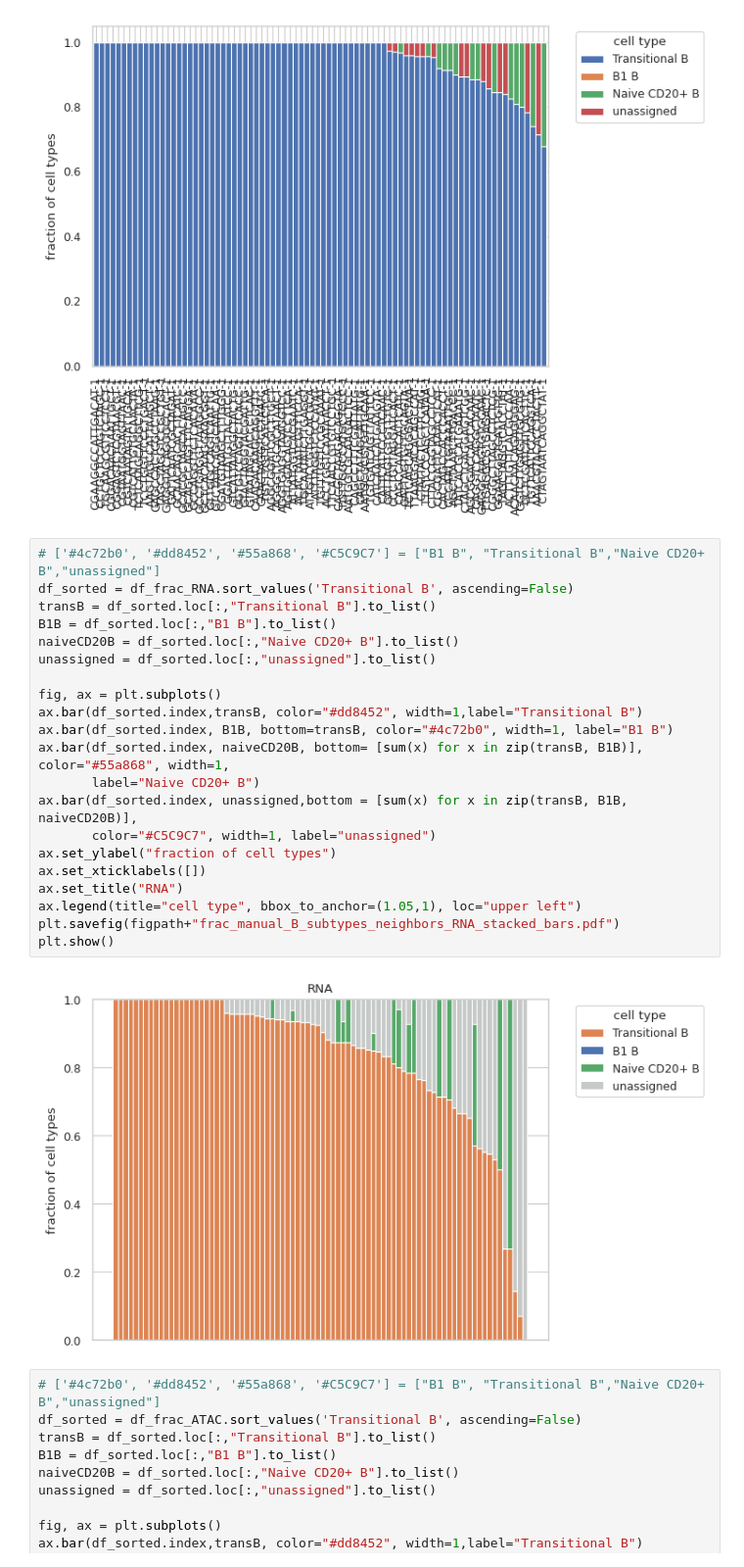
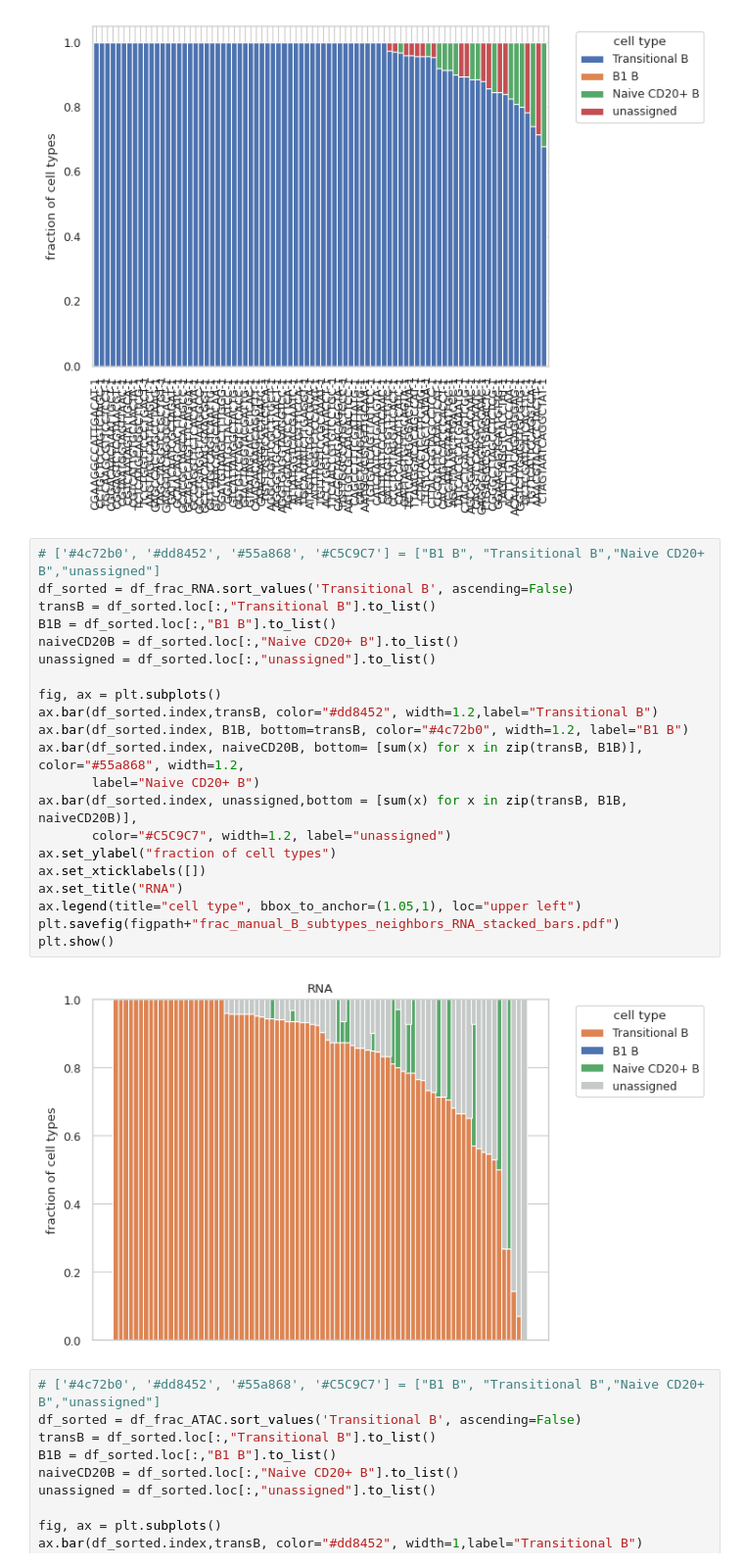
Before and after one commit to czbiohub-sf/celltype_annotation_tutorial, a Jupyter notebook: notebooks/Fig4S1_RNA_ATAC_celltype_distances.ipynb, the cells around one changed output. Shown at 98% size. Cells and saved outputs as stored; diff of their text form.

```diff
--- a/notebooks/Fig4S1_RNA_ATAC_celltype_distances.ipynb
+++ b/notebooks/Fig4S1_RNA_ATAC_celltype_distances.ipynb
@@ -877,26 +891,26 @@ plt.show()
 # %%
 # ['#4c72b0', '#dd8452', '#55a868', '#C5C9C7'] = ["B1 B", "Transitional B","Naive CD20+ B","unassigned"]
 df_sorted = df_frac_RNA.sort_values('Transitional B', ascending=False)
 transB = df_sorted.loc[:,"Transitional B"].to_list()
 B1B = df_sorted.loc[:,"B1 B"].to_list()
 naiveCD20B = df_sorted.loc[:,"Naive CD20+ B"].to_list()
 unassigned = df_sorted.loc[:,"unassigned"].to_list()
 
 fig, ax = plt.subplots()
-ax.bar(df_sorted.index,transB, color="#dd8452", width=1,label="Transitional B")
-ax.bar(df_sorted.index, B1B, bottom=transB, color="#4c72b0", width=1, label="B1 B")
-ax.bar(df_sorted.index, naiveCD20B, bottom= [sum(x) for x in zip(transB, B1B)], color="#55a868", width=1,
+ax.bar(df_sorted.index,transB, color="#dd8452", width=1.2,label="Transitional B")
+ax.bar(df_sorted.index, B1B, bottom=transB, color="#4c72b0", width=1.2, label="B1 B")
+ax.bar(df_sorted.index, naiveCD20B, bottom= [sum(x) for x in zip(transB, B1B)], color="#55a868", width=1.2,
        label="Naive CD20+ B")
 ax.bar(df_sorted.index, unassigned,bottom = [sum(x) for x in zip(transB, B1B, naiveCD20B)],
-       color="#C5C9C7", width=1, label="unassigned")
+       color="#C5C9C7", width=1.2, label="unassigned")
 ax.set_ylabel("fraction of cell types")
 ax.set_xticklabels([])
 ax.set_title("RNA")
 ax.legend(title="cell type", bbox_to_anchor=(1.05,1), loc="upper left")
 plt.savefig(figpath+"frac_manual_B_subtypes_neighbors_RNA_stacked_bars.pdf")
 plt.show()
 # %% [output]
-[figure, old version]
+[figure, new version]
 # %%
 # ['#4c72b0', '#dd8452', '#55a868', '#C5C9C7'] = ["B1 B", "Transitional B","Naive CD20+ B","unassigned"]
 df_sorted = df_frac_ATAC.sort_values('Transitional B', ascending=False)
```
Also changed, not shown: parts of 3 cells of this notebook, 1 other file.
